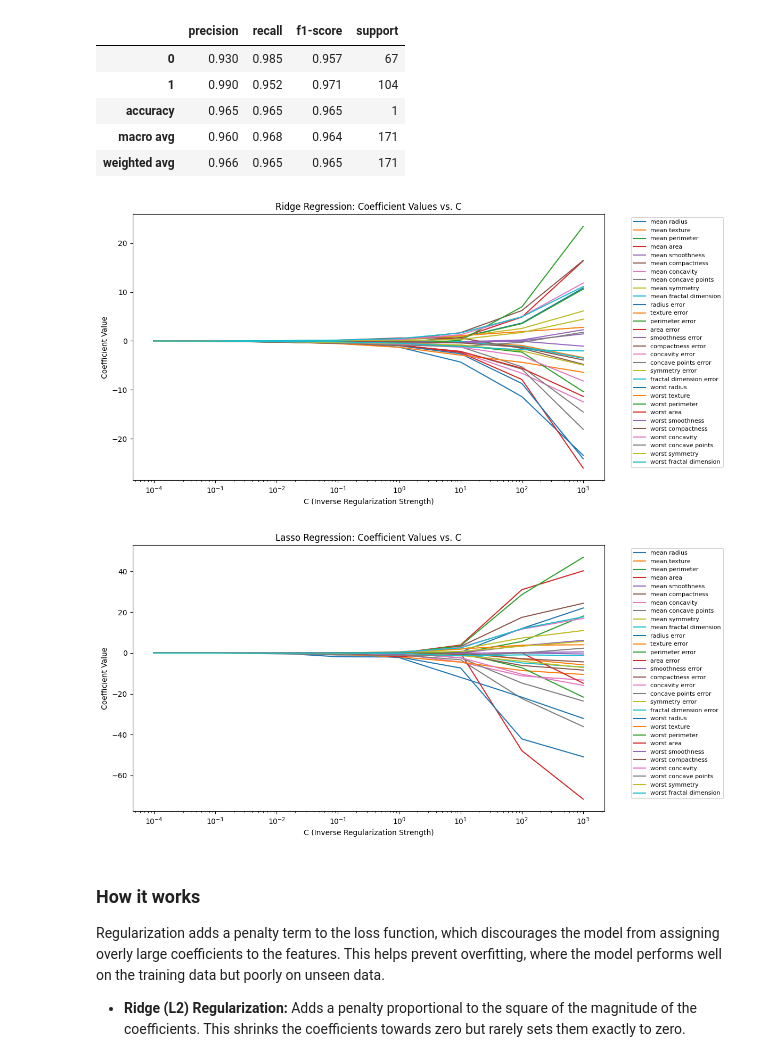
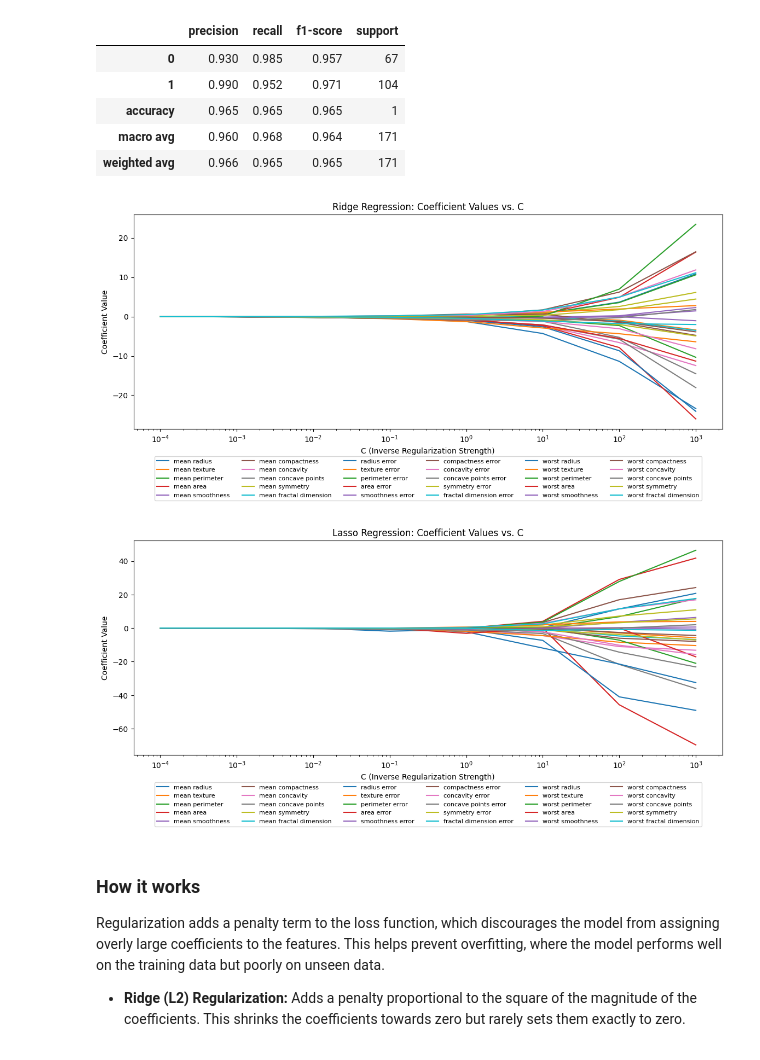
Before and after one commit to PacktPublishing/Scikit-Learn-Cookbook-Third-Edition, a Jupyter notebook: Chapter 6 Advanced Logistic Regression and Extensions.ipynb, the cells around one changed output. Drawn from its saved outputs; the diff is of its cells as text; code cells hidden in the pictures.

```diff
--- a/Chapter 6 Advanced Logistic Regression and Extensions.ipynb
+++ b/Chapter 6 Advanced Logistic Regression and Extensions.ipynb
@@ -316,37 +318,37 @@ for C in C_values:
 
 plt.figure(figsize=(12, 6))
 for i in range(X.shape[1]):
     plt.plot(C_values, [coef[i] for coef in coefs_ridge], label=feature_names[i])
 plt.xscale('log')
 plt.xlabel('C (Inverse Regularization Strength)')
 plt.ylabel('Coefficient Value')
 plt.title('Ridge Regression: Coefficient Values vs. C')
-plt.legend(bbox_to_anchor=(1.05, 1), loc='upper left', fontsize=8)
+plt.legend(bbox_to_anchor=(0.5, -0.35), ncol=6, loc='lower center', fontsize=8)
 plt.tight_layout()
 plt.show()
 
 # Plotting coefficients for different C values (Lasso)
 C_values = np.array([0.0001, 0.001, 0.01, 0.1, 1, 10, 100, 1000])
 coefs_lasso = []
 
 for C in C_values:
     lasso_model = LogisticRegression(penalty='l1', solver='liblinear', C=C)
     lasso_model.fit(X_train, y_train)
     coefs_lasso.append(lasso_model.coef_[0])
 
 plt.figure(figsize=(12, 6))
 for i in range(X.shape[1]):
     plt.plot(C_values, [coef[i] for coef in coefs_lasso], label=feature_names[i])
 plt.xscale('log')
 plt.xlabel('C (Inverse Regularization Strength)')
 plt.ylabel('Coefficient Value')
 plt.title('Lasso Regression: Coefficient Values vs. C')
-plt.legend(bbox_to_anchor=(1.05, 1), loc='upper left', fontsize=8)
+plt.legend(bbox_to_anchor=(0.5, -0.35), ncol=6, loc='lower center', fontsize=8)
 plt.tight_layout()
 plt.show()
 # %% [output]
-[figure, old version]
+[figure, new version]
-[figure, old version]
+[figure, new version]
 # %% [markdown]
 ### How it works
 
```
Also changed, not shown: parts of 3 cells of this notebook.
